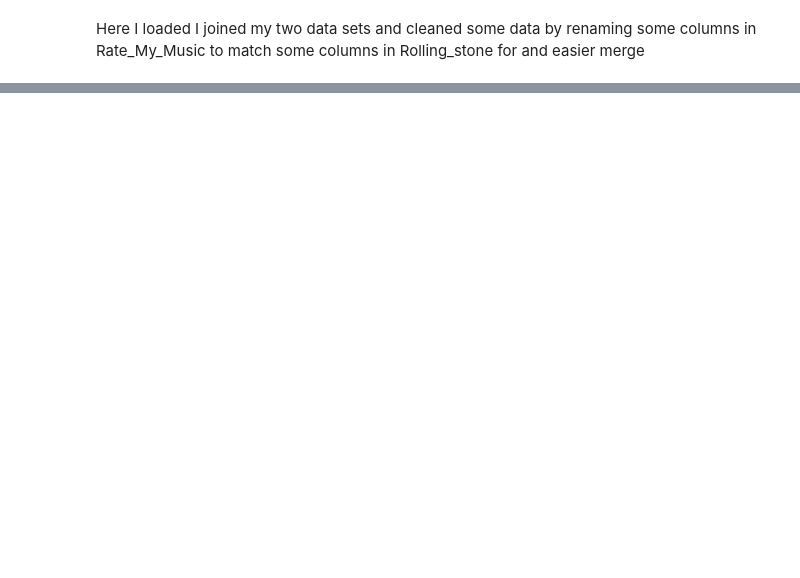
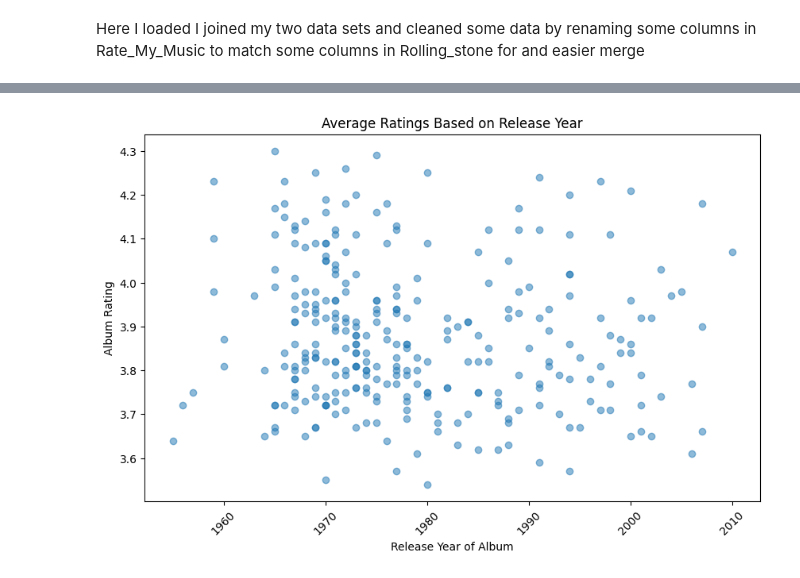
Before and after one commit to Dangarber/albums-list, a Jupyter notebook: AlbumList.ipynb, the cells around one changed output, grey strips where cells are left out. Drawn from its saved outputs; the diff is of its cells as text; code cells hidden in the pictures; blank space fills up the shorter version.

```diff
--- a/AlbumList.ipynb
+++ b/AlbumList.ipynb
@@ -77,0 +49,10 @@ joined_data.head(100)
+# %%
+plt.figure(figsize=(10, 6))
+plt.scatter(joined_data['Year'], joined_data['Average Rating'], alpha=0.5)
+plt.title('Average Ratings Based on Release Year')
+plt.xlabel('Release Year of Album')
+plt.ylabel('Album Rating')
+plt.xticks(rotation=45)
+plt.show()
+# %% [output]
+[figure, added]
```
Also changed, not shown: parts of 5 cells of this notebook.
